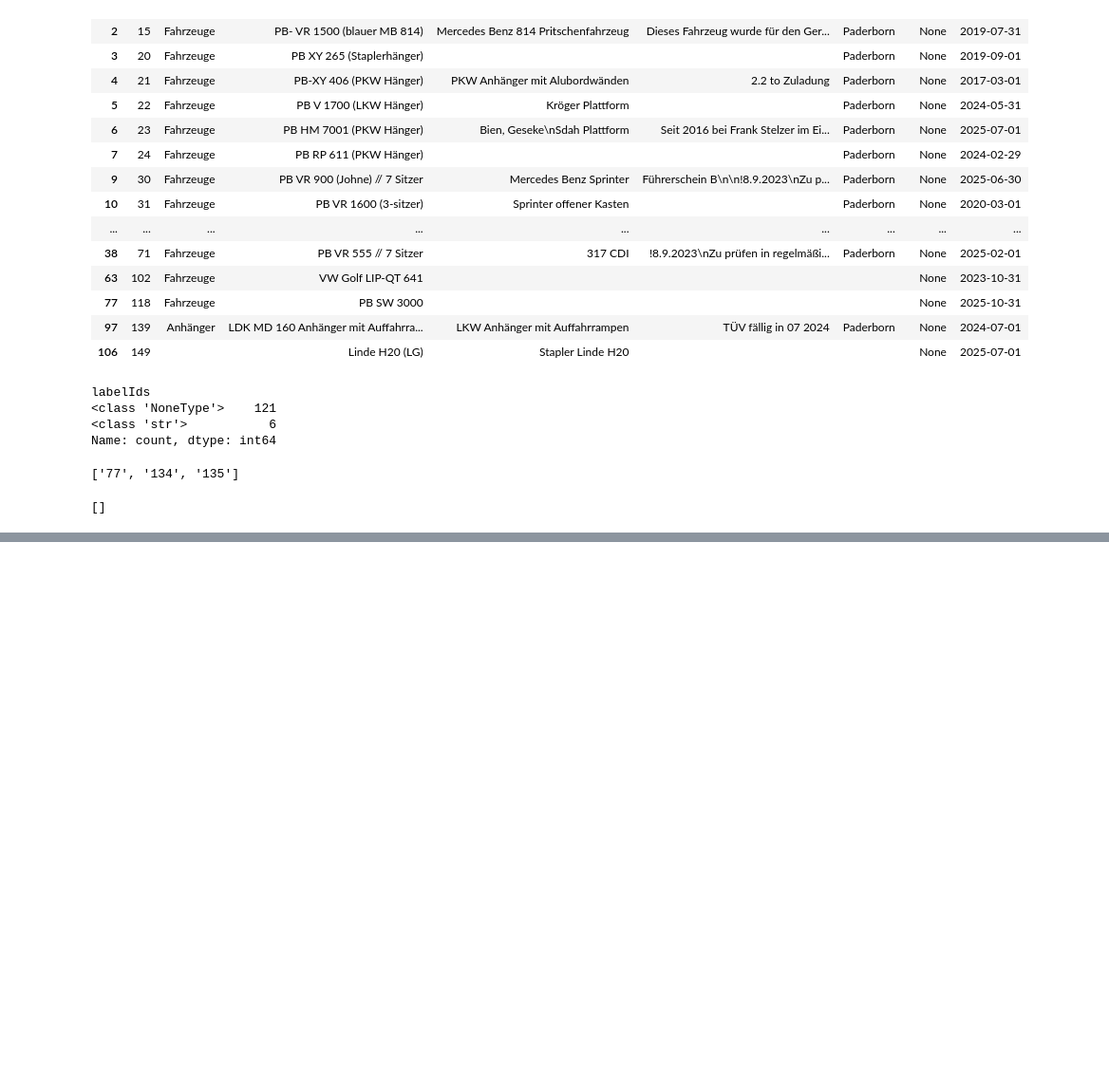
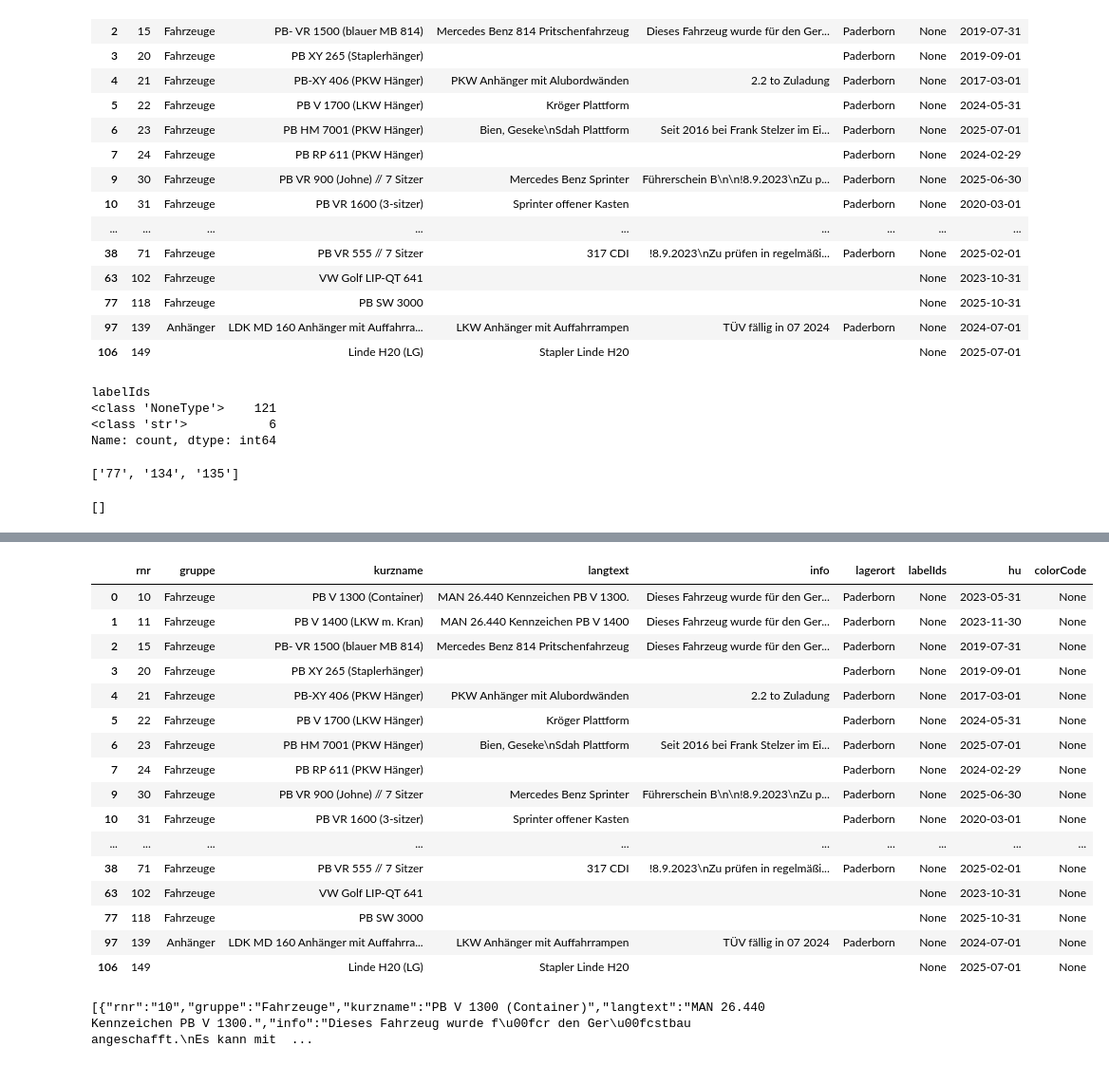
Before and after one commit to alprnemn/xlsx-project, a Jupyter notebook: notebook.ipynb, the cells around one changed output, grey strips where cells are left out. Shown at 95% size. Cells and saved outputs as stored; diff of their text form; code cells hidden in the pictures; blank space fills up the shorter version.

```diff
--- a/notebook.ipynb
+++ b/notebook.ipynb
@@ -157,0 +214,26 @@ label_ids_after_concat
+# %%
+df_concatenated = fetch_and_add_color_codes(df_concatenated)
+df_concatenated
+# %% [output]
+|  | rnr | gruppe | kurzname | langtext | info | lagerort | labelIds | hu | colorCode |
+| 0 | 10 | Fahrzeuge | PB V 1300 (Container) | MAN 26.440 Kennzeichen PB V 1300. | Dieses Fahrzeug wurde für den Ger... | Paderborn | None | 2023-05-31 | None |
+| 1 | 11 | Fahrzeuge | PB V 1400 (LKW m. Kran) | MAN 26.440 Kennzeichen PB V 1400 | Dieses Fahrzeug wurde für den Ger... | Paderborn | None | 2023-11-30 | None |
+| 2 | 15 | Fahrzeuge | PB- VR 1500 (blauer MB 814) | Mercedes Benz 814 Pritschenfahrzeug | Dieses Fahrzeug wurde für den Ger... | Paderborn | None | 2019-07-31 | None |
+| 3 | 20 | Fahrzeuge | PB XY 265 (Staplerhänger) |  |  | Paderborn | None | 2019-09-01 | None |
+| 4 | 21 | Fahrzeuge | PB-XY 406 (PKW Hänger) | PKW Anhänger mit Alubordwänden | 2.2 to Zuladung | Paderborn | None | 2017-03-01 | None |
+| 5 | 22 | Fahrzeuge | PB V 1700 (LKW Hänger) | Kröger Plattform |  | Paderborn | None | 2024-05-31 | None |
+| 6 | 23 | Fahrzeuge | PB HM 7001 (PKW Hänger) | Bien, Geseke\nSdah Plattform | Seit 2016 bei Frank Stelzer im Ei... | Paderborn | None | 2025-07-01 | None |
+| 7 | 24 | Fahrzeuge | PB RP 611 (PKW Hänger) |  |  | Paderborn | None | 2024-02-29 | None |
+| 9 | 30 | Fahrzeuge | PB VR 900 (Johne) // 7 Sitzer | Mercedes Benz Sprinter | Führerschein B\n\n!8.9.2023\nZu p... | Paderborn | None | 2025-06-30 | None |
+| 10 | 31 | Fahrzeuge | PB VR 1600 (3-sitzer) | Sprinter offener Kasten |  | Paderborn | None | 2020-03-01 | None |
+| ... | ... | ... | ... | ... | ... | ... | ... | ... | ... |
+| 38 | 71 | Fahrzeuge | PB VR 555 // 7 Sitzer | 317 CDI | !8.9.2023\nZu prüfen in regelmäßi... | Paderborn | None | 2025-02-01 | None |
+| 63 | 102 | Fahrzeuge | VW Golf LIP-QT 641 |  |  |  | None | 2023-10-31 | None |
+| 77 | 118 | Fahrzeuge | PB SW 3000 |  |  |  | None | 2025-10-31 | None |
+| 97 | 139 | Anhänger | LDK MD 160 Anhänger mit Auffahrra... | LKW Anhänger mit Auffahrrampen | TÜV fällig in 07 2024 | Paderborn | None | 2024-07-01 | None |
+| 106 | 149 |  | Linde H20 (LG) | Stapler Linde H20 |  |  | None | 2025-07-01 | None |
+# %%
+json_string = df_concatenated.to_json(orient='records')
+print(json_string)
+# %% [output]
+[{"rnr":"10","gruppe":"Fahrzeuge","kurzname":"PB V 1300 (Container)","langtext":"MAN 26.440 Kennzeichen PB V 1300.","info":"Dieses Fahrzeug wurde f\u00fcr den Ger\u00fcstbau angeschafft.\nEs kann mit  ...
```
Also changed, not shown: parts of 5 cells of this notebook, 3 other files.
